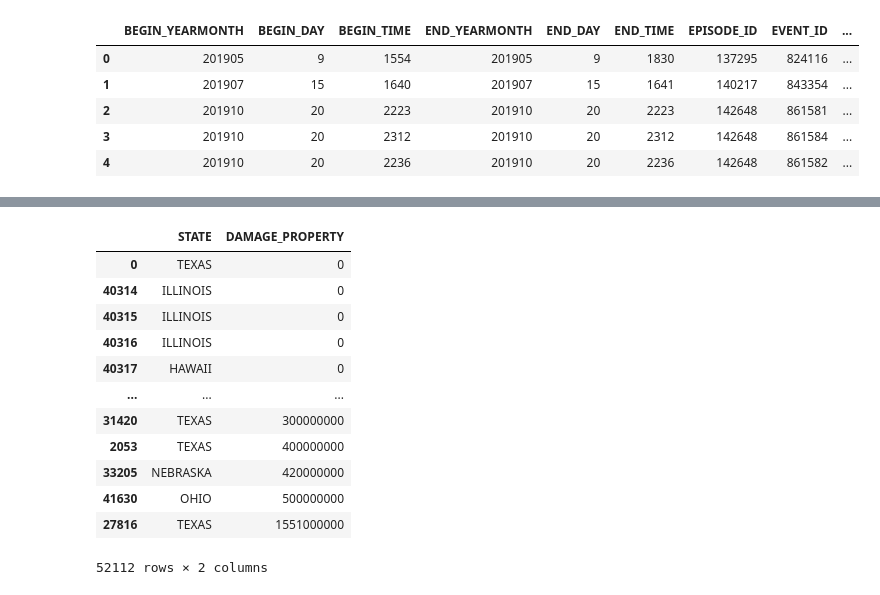
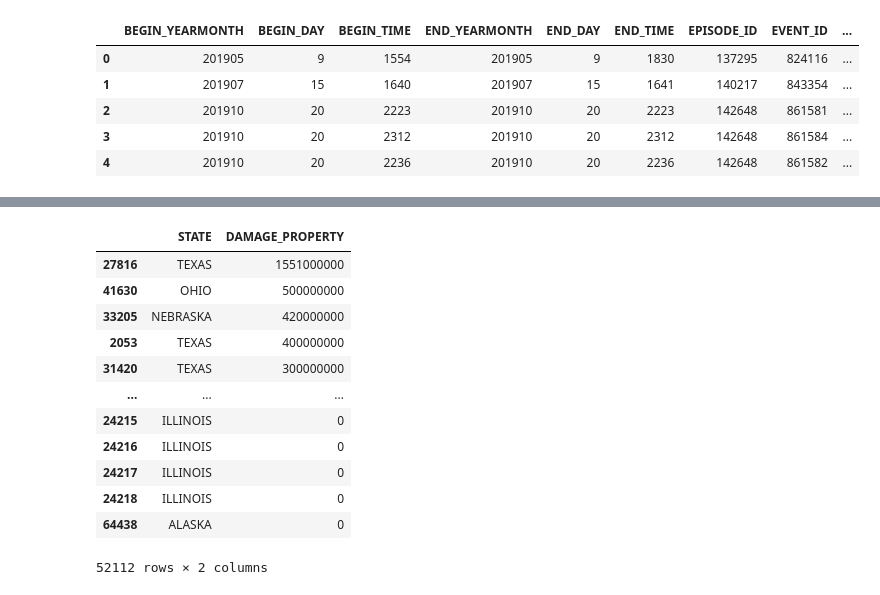
Before and after one commit to lmstephens/Build-Week1, a Jupyter notebook: 2013_2019weather.ipynb, the cells around one changed output, grey strips where cells are left out. Drawn from its saved outputs; the diff is of its cells as text; code cells hidden in the pictures.

```diff
--- a/2013_2019weather.ipynb
+++ b/2013_2019weather.ipynb
@@ -224,16 +257,16 @@ dfweather_data_2019['DAMAGE_PROPERTY'] = DAMAGE_PROPERTY_2019
 # %%
-dfweather_data_2019.sort_values('DAMAGE_PROPERTY')
+dfweather_data_2019.sort_values('DAMAGE_PROPERTY',ascending=False)
 # %% [output]
 |  | STATE | DAMAGE_PROPERTY |
-| 0 | TEXAS | 0 |
-| 40314 | ILLINOIS | 0 |
-| 40315 | ILLINOIS | 0 |
-| 40316 | ILLINOIS | 0 |
-| 40317 | HAWAII | 0 |
+| 27816 | TEXAS | 1551000000 |
+| 41630 | OHIO | 500000000 |
+| 33205 | NEBRASKA | 420000000 |
+| 2053 | TEXAS | 400000000 |
+| 31420 | TEXAS | 300000000 |
 | ... | ... | ... |
-| 31420 | TEXAS | 300000000 |
-| 2053 | TEXAS | 400000000 |
-| 33205 | NEBRASKA | 420000000 |
-| 41630 | OHIO | 500000000 |
-| 27816 | TEXAS | 1551000000 |
+| 24215 | ILLINOIS | 0 |
+| 24216 | ILLINOIS | 0 |
+| 24217 | ILLINOIS | 0 |
+| 24218 | ILLINOIS | 0 |
+| 64438 | ALASKA | 0 |
 52112 rows × 2 columns
```
Also changed, not shown: parts of 9 cells of this notebook.
